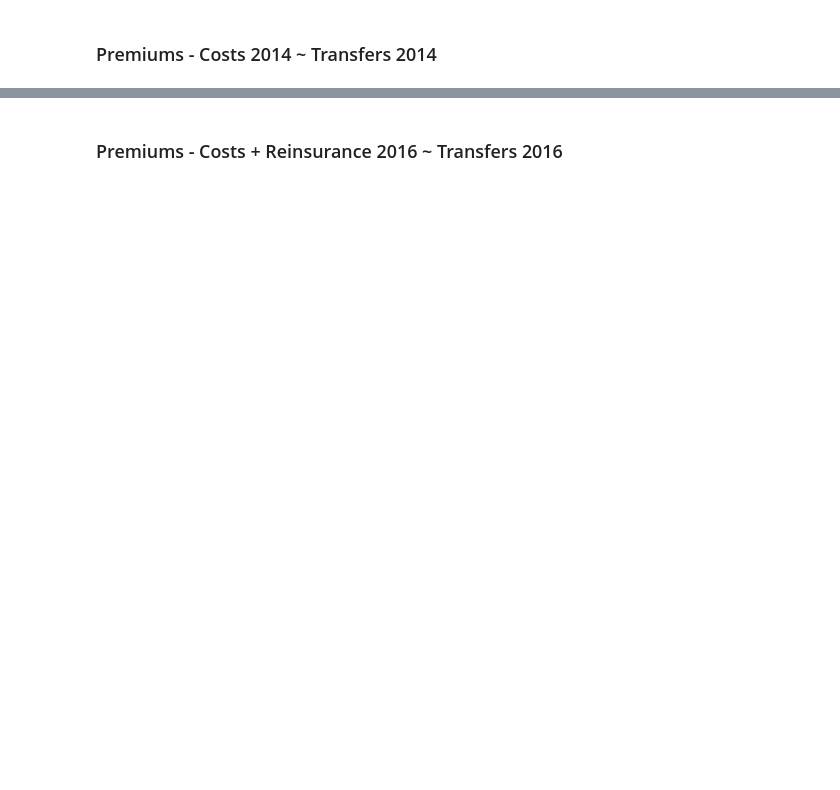
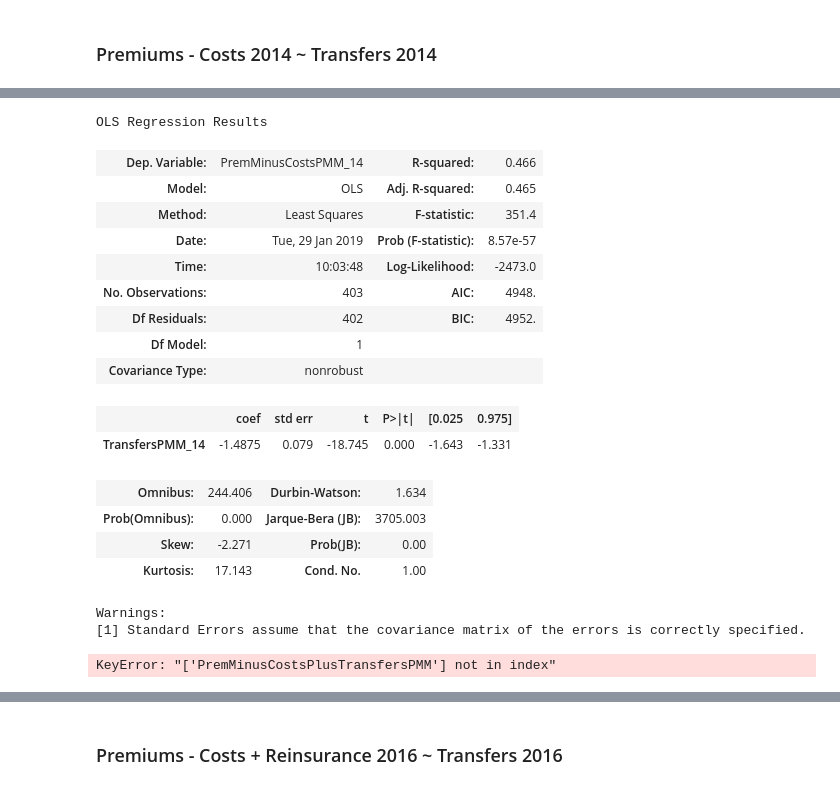
Before and after one commit to guanzgrace/risk-adjustment-model-validation, a Jupyter notebook: Validation.ipynb, the cells around one changed output, grey strips where cells are left out. Saved outputs shown, nothing was run; the diff lists cells and outputs as text; code cells hidden in the pictures; blank space fills up the shorter version.

Commit message:
add avg transfers

```diff
--- a/Validation.ipynb
+++ b/Validation.ipynb
@@ -908,6 +916,46 @@ OLS Regression Results
 | Kurtosis: | 18.292 | Cond. No. | 72.1 |
 Warnings:
 [1] Standard Errors assume that the covariance matrix of the errors is correctly specified.
+# %%
+# INDIVIDUAL Profits 2014 ~ Transfers 2014
+
+no_nulls = ind_data[['PremMinusCostsPMM_14', 'TransfersPMM_14']].dropna()
+X = no_nulls[['TransfersPMM_14']]
+y = no_nulls['PremMinusCostsPMM_14']
+#X = sm.add_constant(X)
+est = sm.OLS(y, X).fit()
+est.summary()
+# %% [output]
+OLS Regression Results
+| Dep. Variable: | PremMinusCostsPMM_14 | R-squared: | 0.466 |
+| Model: | OLS | Adj. R-squared: | 0.465 |
+| Method: | Least Squares | F-statistic: | 351.4 |
+| Date: | Tue, 29 Jan 2019 | Prob (F-statistic): | 8.57e-57 |
+| Time: | 10:03:48 | Log-Likelihood: | -2473.0 |
+| No. Observations: | 403 | AIC: | 4948. |
+| Df Residuals: | 402 | BIC: | 4952. |
+| Df Model: | 1 |  |  |
+| Covariance Type: | nonrobust |  |  |
+|  | coef | std err | t | P>|t| | [0.025 | 0.975] |
+| TransfersPMM_14 | -1.4875 | 0.079 | -18.745 | 0.000 | -1.643 | -1.331 |
+| Omnibus: | 244.406 | Durbin-Watson: | 1.634 |
+| Prob(Omnibus): | 0.000 | Jarque-Bera (JB): | 3705.003 |
+| Skew: | -2.271 | Prob(JB): | 0.00 |
+| Kurtosis: | 17.143 | Cond. No. | 1.00 |
+Warnings:
+[1] Standard Errors assume that the covariance matrix of the errors is correctly specified.
+# %%
+#*****
+# INDIVIDUAL Profits 2014 ~ Transfers 2014
+
+no_nulls = ind_data[['PremMinusCostsPlusTransfersPMM', 'TransfersPMM_14']].dropna()
+X = no_nulls[['TransfersPMM_14']]
+y = no_nulls['PremMinusCostsPlusTransfersPMM']
+#X = sm.add_constant(X)
+est = sm.OLS(y, X).fit()
+est.summary()
+# %% [output]
+KeyError: "['PremMinusCostsPlusTransfersPMM'] not in index"
 # %%
 # SMALL GROUP Profits 2014 ~ Transfers 2014
 
```
Also changed, not shown: parts of 32 cells of this notebook.
